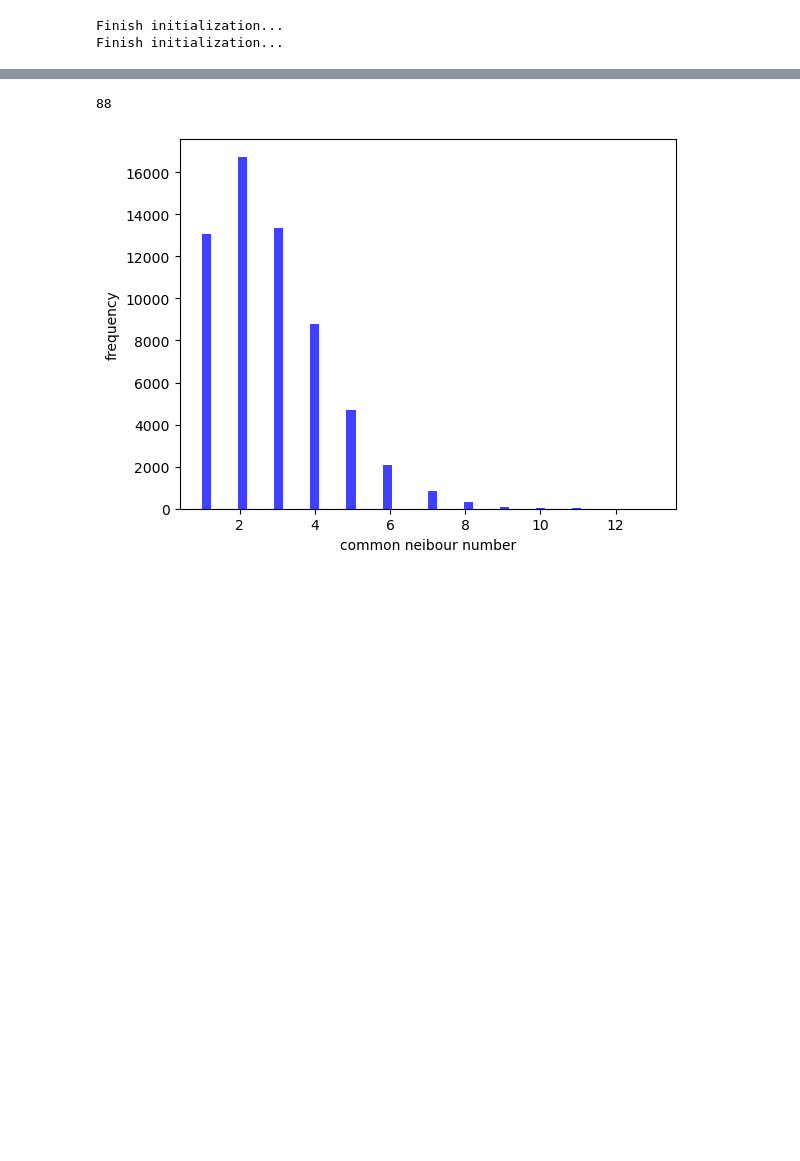
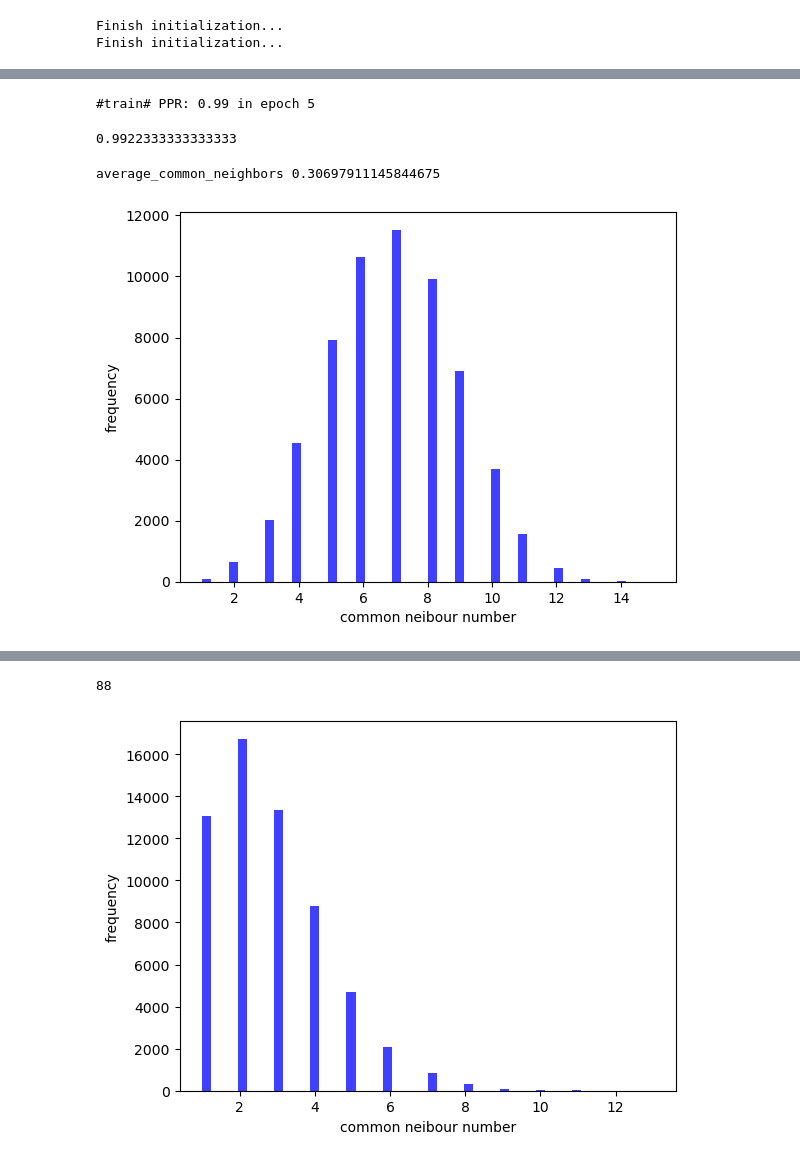
Before and after one commit to code-philia/ContraVis, a Jupyter notebook: main.ipynb, the cells around one changed output, grey strips where cells are left out. Cells and saved outputs as stored; diff of their text form; code cells hidden in the pictures; blank space fills up the shorter version.

```diff
--- a/main.ipynb
+++ b/main.ipynb
@@ -75,3 +73,65 @@ eval_inv_train(epoch, tar_data, tar_data_provider, ref_data_provider, tar_data_m
+# %%
+eval_inv_train(epoch, ref_data, ref_data_provider, tar_data_provider, ref_reconstructed)
+# %% [output]
+#train# PPR: 0.99 in epoch 5
+0.9922333333333333
+# %%
+nbrs = NearestNeighbors(n_neighbors=15, algorithm='auto').fit(tar_data_mapped)
+_, indices = nbrs.kneighbors(tar_data_mapped)
+
+nbrs = NearestNeighbors(n_neighbors=15, algorithm='auto').fit(tar_data)
+_, indices2 = nbrs.kneighbors(tar_data)
+# %%
+# # 计算平均共同k近邻数量
+# def calculate_average_common_neighbors(indices1, indices2):
+#     total_common_neighbors = 0
+
+#     # 对每个点计算共同邻居的数量
+#     for i in range(indices1.shape[0]):
+#         common_neighbors = len(set(indices1[i]) & set(indices2[i]))
+#         total_common_neighbors += common_neighbors
+
+#     # 计算平均值
+#     average_common_neighbors = total_common_neighbors / indices1.shape[0]
+#     return average_common_neighbors
+common_n = []
+def calculate_average_common_neighbor_ratio(indices1, indices2):
+    total_ratio = 0
+    count = 0
+
+    # 对每个点计算共同邻居占比
+    for i in range(indices1.shape[0]):
+        common_neighbors = set(indices1[i]) & set(indices2[i])
+        all_neighbors = set(indices1[i]) | set(indices2[i])
+        common_n.append(len(common_neighbors))
+        if all_neighbors:
+            ratio = len(common_neighbors) / len(all_neighbors)
+            total_ratio += ratio
+            count += 1
+
+    # 计算平均占比，避免除以零
+    if count > 0:
+        average_ratio = total_ratio / count
+    else:
+        average_ratio = 0
+
+    return average_ratio,common_n
+
+# 计算结果
+average_common_neighbors,common_n = calculate_average_common_neighbor_ratio(indices, indices2)
+# average_common_neighbors
+print("average_common_neighbors",average_common_neighbors)
+
+import matplotlib.pyplot as plt
+import numpy as np
+# 绘制 common_nn_counts 的分布柱状图
+plt.hist(common_n, bins=50, alpha=0.75, color='blue')
+plt.xlabel('common neibour number')
+plt.ylabel('frequency')
+plt.show()
+# %% [output]
+average_common_neighbors 0.30697911145844675
+[figure, added]
 # %%
 from sklearn.metrics import silhouette_score, calinski_harabasz_score, davies_bouldin_score
 from sklearn.cluster import KMeans
```
Also changed, not shown: parts of 6 cells of this notebook, 17 other files.
